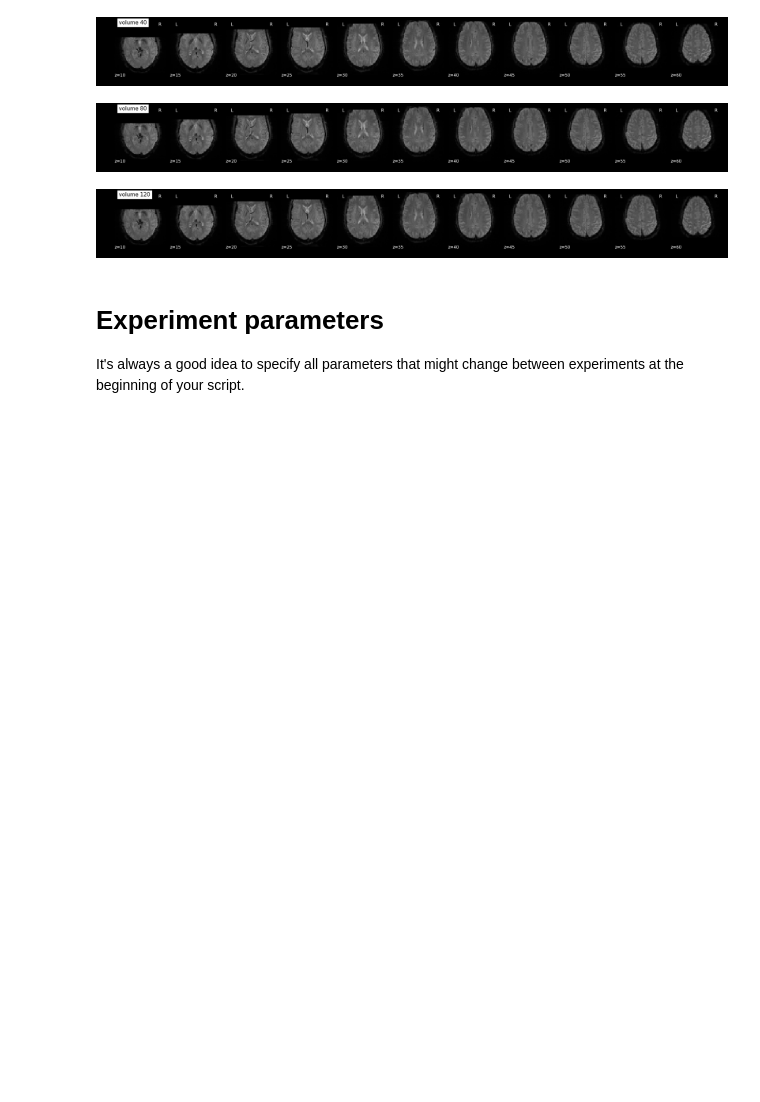
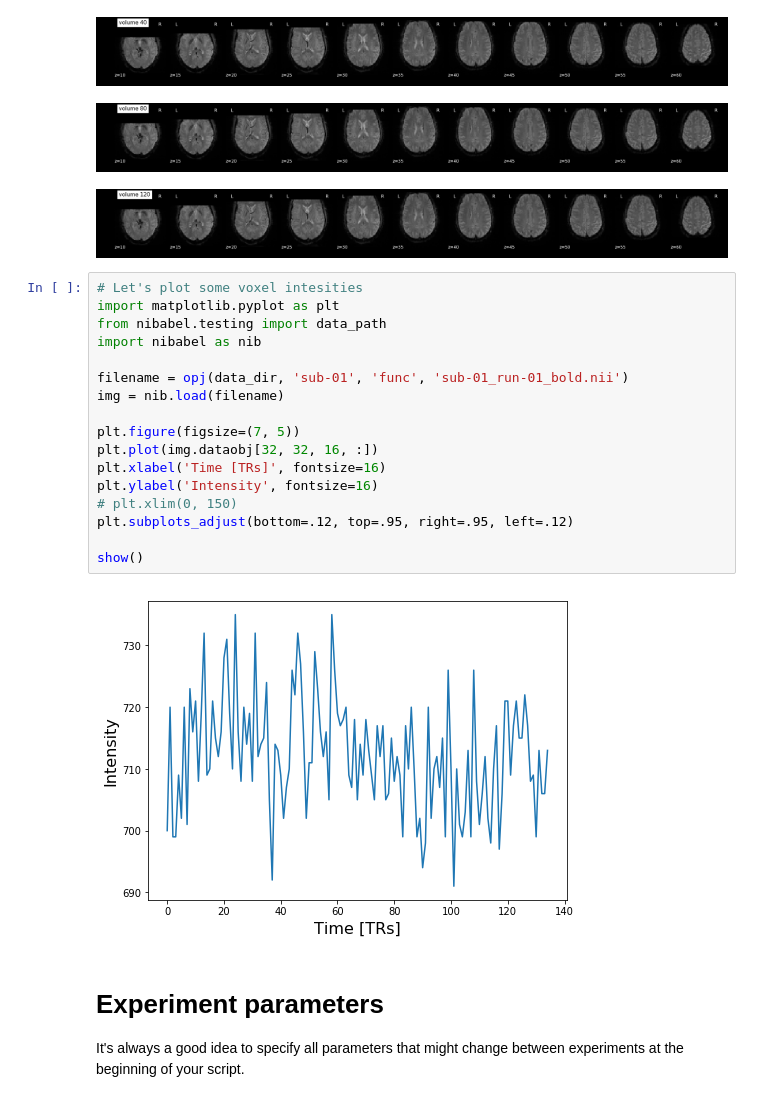
Before and after one commit to asligulkurt/NipypeTutorial, a Jupyter notebook: analysis_pipeline.ipynb, the cells around one changed output. Saved outputs shown, nothing was run; the diff lists cells and outputs as text; blank space fills up the shorter version.

```diff
--- a/preproc_analysis_visual-motor-task.ipynb
+++ b/analysis_pipeline.ipynb
@@ -160,6 +156,25 @@ for img in image.iter_img(filename):
 [figure]
 [figure]
 [figure]
+# %%
+# Let's plot some voxel intesities
+import matplotlib.pyplot as plt
+from nibabel.testing import data_path
+import nibabel as nib
+
+filename = opj(data_dir, 'sub-01', 'func', 'sub-01_run-01_bold.nii')
+img = nib.load(filename)
+
+plt.figure(figsize=(7, 5))
+plt.plot(img.dataobj[32, 32, 16, :])
+plt.xlabel('Time [TRs]', fontsize=16)
+plt.ylabel('Intensity', fontsize=16)
+# plt.xlim(0, 150)
+plt.subplots_adjust(bottom=.12, top=.95, right=.95, left=.12)
+
+show()
+# %% [output]
+[figure, added]
 # %% [markdown]
 # Experiment parameters
 
```
Also changed, not shown: parts of 20 cells of this notebook, 6 other files.
